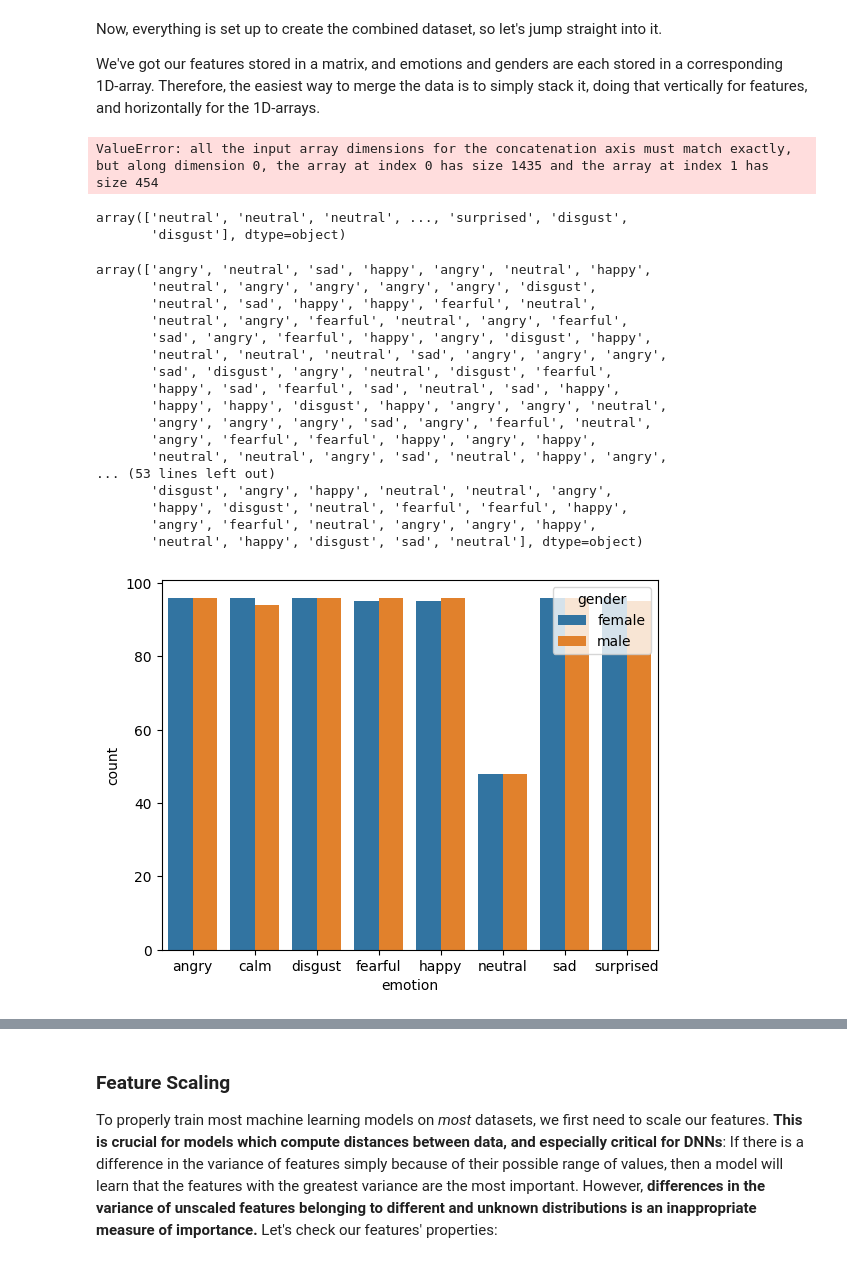
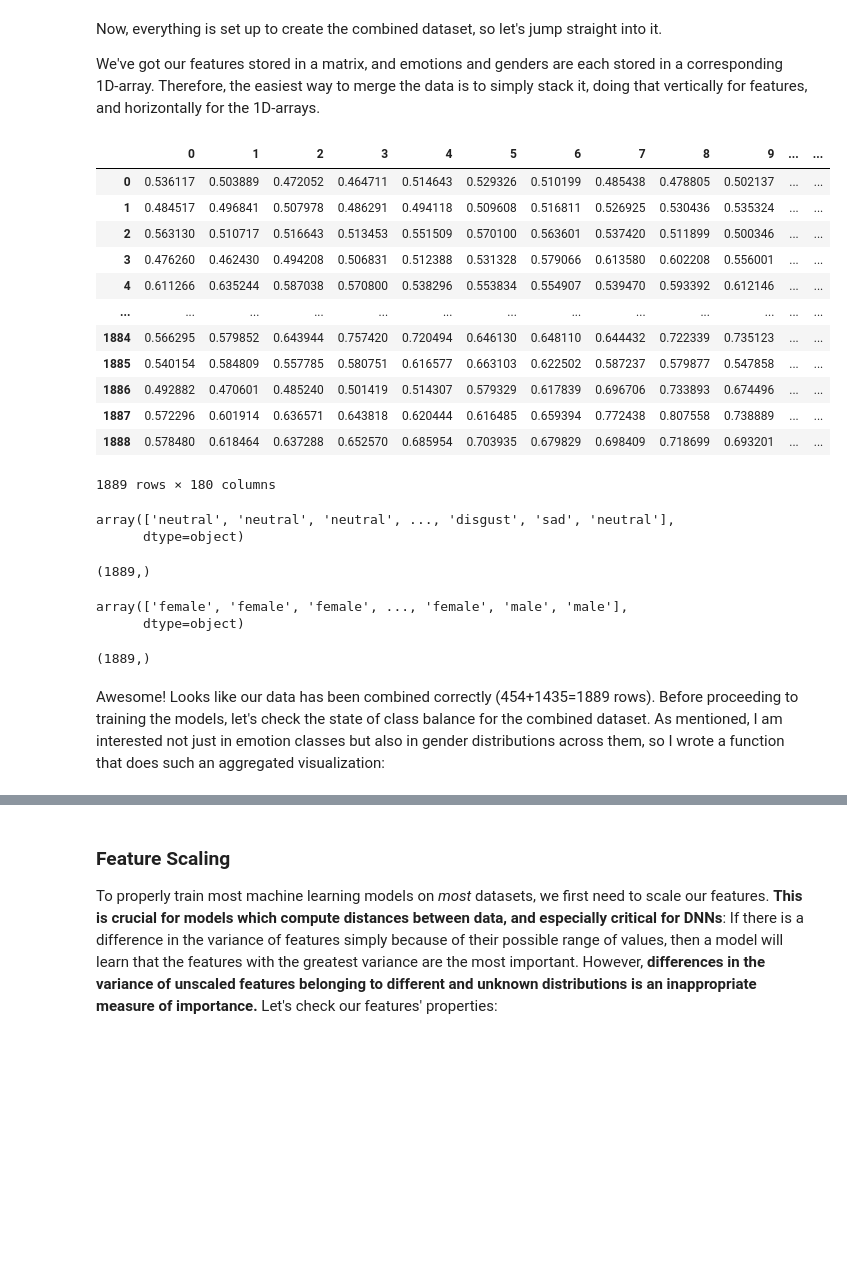
Before and after one commit to shaaagri/iat481-wk3, a Jupyter notebook: Week_3_MachineLearning.ipynb, the cells around one changed output, grey strips where cells are left out. Drawn from its saved outputs; the diff is of its cells as text; code cells hidden in the pictures; blank space fills up the shorter version.

```diff
--- a/Week_3_MachineLearning.ipynb
+++ b/Week_3_MachineLearning.ipynb
@@ -429,37 +429,44 @@ Now, everything is set up to create the combined dataset, so let's jump straight
 We've got our features stored in a matrix, and emotions and genders are each stored in a corresponding 1D-array. Therefore, the easiest way to merge the data is to simply stack it, doing that vertically for features, and horizontally for the 1D-arrays.
 # %%
 features = pd.DataFrame(np.vstack((features_ravd, features_emodb)))
-
-
-emotions = np.hstack((emotions_ravd.to_numpy().flatten(), emotions_emodb.to_numpy().flatten()))
-genders = np.hstack((genders_ravd.to_numpy().flatten(), genders_emodb.to_numpy().flatten()))
+emotions = np.hstack((emotions_ravd, emotions_emodb))
+genders = np.hstack((genders_ravd, genders_emodb))
-# %% [output]
-ValueError: all the input array dimensions for the concatenation axis must match exactly, but along dimension 0, the array at index 0 has size 1435 and the array at index 1 has size 454
-# %%
-emotions_ravd
-# %% [output]
-array(['neutral', 'neutral', 'neutral', ..., 'surprised', 'disgust',
-       'disgust'], dtype=object)
-# %%
-emotions_emodb.to_numpy().flatten()
-# %% [output]
-array(['angry', 'neutral', 'sad', 'happy', 'angry', 'neutral', 'happy',
-       'neutral', 'angry', 'angry', 'angry', 'angry', 'disgust',
-       'neutral', 'sad', 'happy', 'happy', 'fearful', 'neutral',
-       'neutral', 'angry', 'fearful', 'neutral', 'angry', 'fearful',
-       'sad', 'angry', 'fearful', 'happy', 'angry', 'disgust', 'happy',
-       'neutral', 'neutral', 'neutral', 'sad', 'angry', 'angry', 'angry',
-       'sad', 'disgust', 'angry', 'neutral', 'disgust', 'fearful',
-       'happy', 'sad', 'fearful', 'sad', 'neutral', 'sad', 'happy',
-       'happy', 'happy', 'disgust', 'happy', 'angry', 'angry', 'neutral',
-       'angry', 'angry', 'angry', 'sad', 'angry', 'fearful', 'neutral',
-       'angry', 'fearful', 'fearful', 'happy', 'angry', 'happy',
-       'neutral', 'neutral', 'angry', 'sad', 'neutral', 'happy', 'angry',
-... (53 lines left out)
-       'disgust', 'angry', 'happy', 'neutral', 'neutral', 'angry',
-       'happy', 'disgust', 'neutral', 'fearful', 'fearful', 'happy',
-       'angry', 'fearful', 'neutral', 'angry', 'angry', 'happy',
-       'neutral', 'happy', 'disgust', 'sad', 'neutral'], dtype=object)
+# %%
+features
+# %% [output]
+|  | 0 | 1 | 2 | 3 | 4 | 5 | 6 | 7 | 8 | 9 | ... | ... |
+| 0 | 0.536117 | 0.503889 | 0.472052 | 0.464711 | 0.514643 | 0.529326 | 0.510199 | 0.485438 | 0.478805 | 0.502137 | ... | ... |
+| 1 | 0.484517 | 0.496841 | 0.507978 | 0.486291 | 0.494118 | 0.509608 | 0.516811 | 0.526925 | 0.530436 | 0.535324 | ... | ... |
+| 2 | 0.563130 | 0.510717 | 0.516643 | 0.513453 | 0.551509 | 0.570100 | 0.563601 | 0.537420 | 0.511899 | 0.500346 | ... | ... |
+| 3 | 0.476260 | 0.462430 | 0.494208 | 0.506831 | 0.512388 | 0.531328 | 0.579066 | 0.613580 | 0.602208 | 0.556001 | ... | ... |
+| 4 | 0.611266 | 0.635244 | 0.587038 | 0.570800 | 0.538296 | 0.553834 | 0.554907 | 0.539470 | 0.593392 | 0.612146 | ... | ... |
+| ... | ... | ... | ... | ... | ... | ... | ... | ... | ... | ... | ... | ... |
+| 1884 | 0.566295 | 0.579852 | 0.643944 | 0.757420 | 0.720494 | 0.646130 | 0.648110 | 0.644432 | 0.722339 | 0.735123 | ... | ... |
+| 1885 | 0.540154 | 0.584809 | 0.557785 | 0.580751 | 0.616577 | 0.663103 | 0.622502 | 0.587237 | 0.579877 | 0.547858 | ... | ... |
+| 1886 | 0.492882 | 0.470601 | 0.485240 | 0.501419 | 0.514307 | 0.579329 | 0.617839 | 0.696706 | 0.733893 | 0.674496 | ... | ... |
+| 1887 | 0.572296 | 0.601914 | 0.636571 | 0.643818 | 0.620444 | 0.616485 | 0.659394 | 0.772438 | 0.807558 | 0.738889 | ... | ... |
+| 1888 | 0.578480 | 0.618464 | 0.637288 | 0.652570 | 0.685954 | 0.703935 | 0.679829 | 0.698409 | 0.718699 | 0.693201 | ... | ... |
+1889 rows × 180 columns
+# %%
+emotions
+# %% [output]
+array(['neutral', 'neutral', 'neutral', ..., 'disgust', 'sad', 'neutral'],
+      dtype=object)
+# %%
+emotions.shape
+# %% [output]
+(1889,)
+# %%
+genders
+# %% [output]
+array(['female', 'female', 'female', ..., 'female', 'male', 'male'],
+      dtype=object)
+# %%
+genders.shape
+# %% [output]
+(1889,)
+# %% [markdown]
+Awesome! Looks like our data has been combined correctly (454+1435=1889 rows). Before proceeding to training the models, let's check the state of class balance for the combined dataset. As mentioned, I am interested not just in emotion classes but also in gender distributions across them, so I wrote a function that does such an aggregated visualization:
 # %%
 def plot_emotions_by_gender(emotions_array, genders_array):
   combined_array = np.vstack((genders_array, emotions_array))
@@ -474,7 +481,3 @@ def plot_emotions_by_gender(emotions_array, genders_array):
 
   # plot with seaborn
   sns.barplot(data=df, x='emotion', y='count', hue='gender')
-
-plot_emotions_by_gender(emotions_ravd, genders_ravd)
-# %% [output]
-[figure, removed]
```
Also changed, not shown: parts of 3 cells of this notebook.
